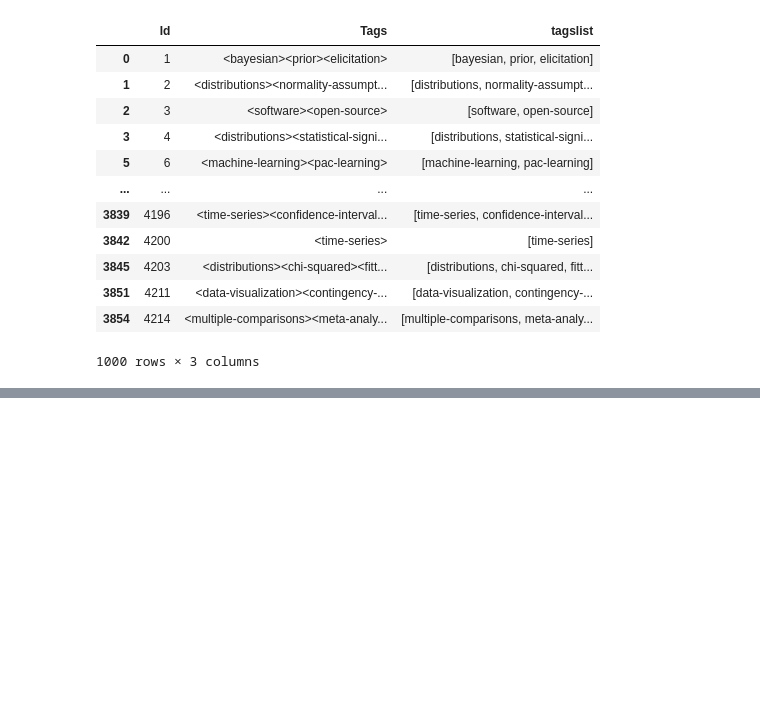
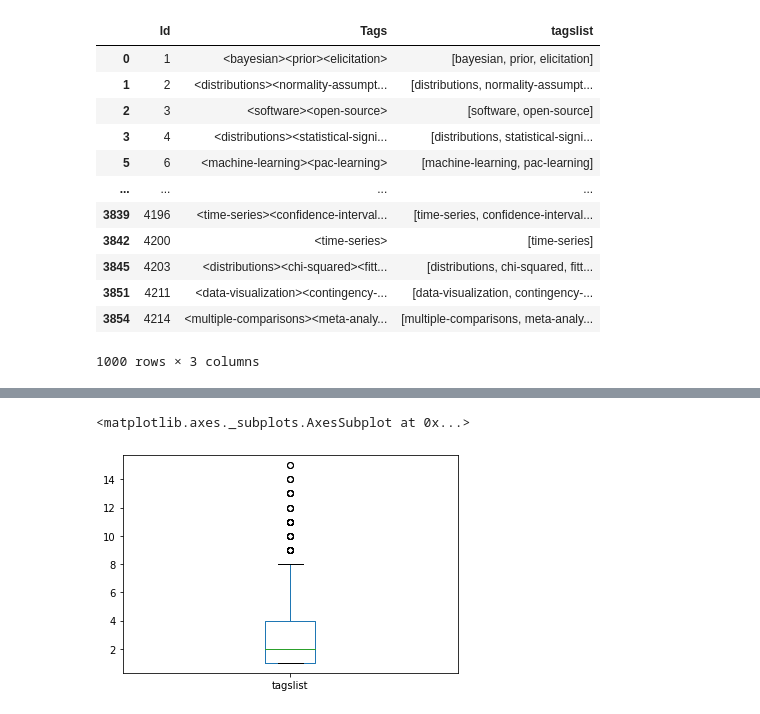
Before and after one commit to mutazag/godzilla-sina, a Jupyter notebook: 04-explore-posts.ipynb, the cells around one changed output, grey strips where cells are left out. Drawn from its saved outputs; the diff is of its cells as text; code cells hidden in the pictures; blank space fills up the shorter version.

```diff
--- a/04-explore-posts.ipynb
+++ b/04-explore-posts.ipynb
@@ -194,0 +185,2 @@ dftags1[['Id','tagslist']].explode('tagslist')
+# %%
+dftags2_counts = dftags2.tagslist.value_counts()  # calue counts for each tag
@@ -194,0 +204,5 @@ dftags1[['Id','tagslist']].explode('tagslist')
+# %%
+dftags2_counts[dftags2_counts <16].plot.box()
+# %% [output]
+<matplotlib.axes._subplots.AxesSubplot at 0x...>
+[figure, added]
```
Also changed, not shown: parts of 6 cells of this notebook.
